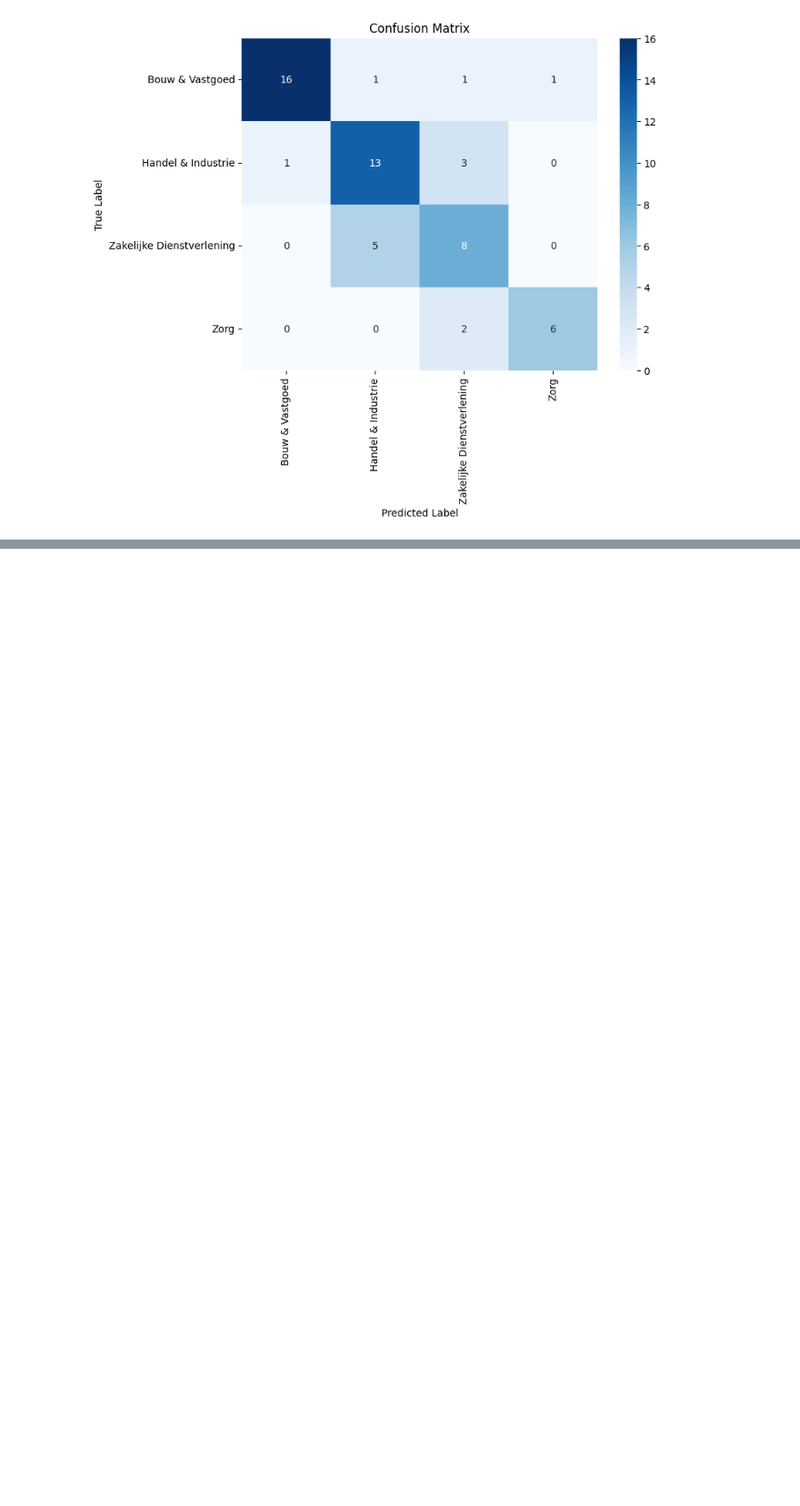
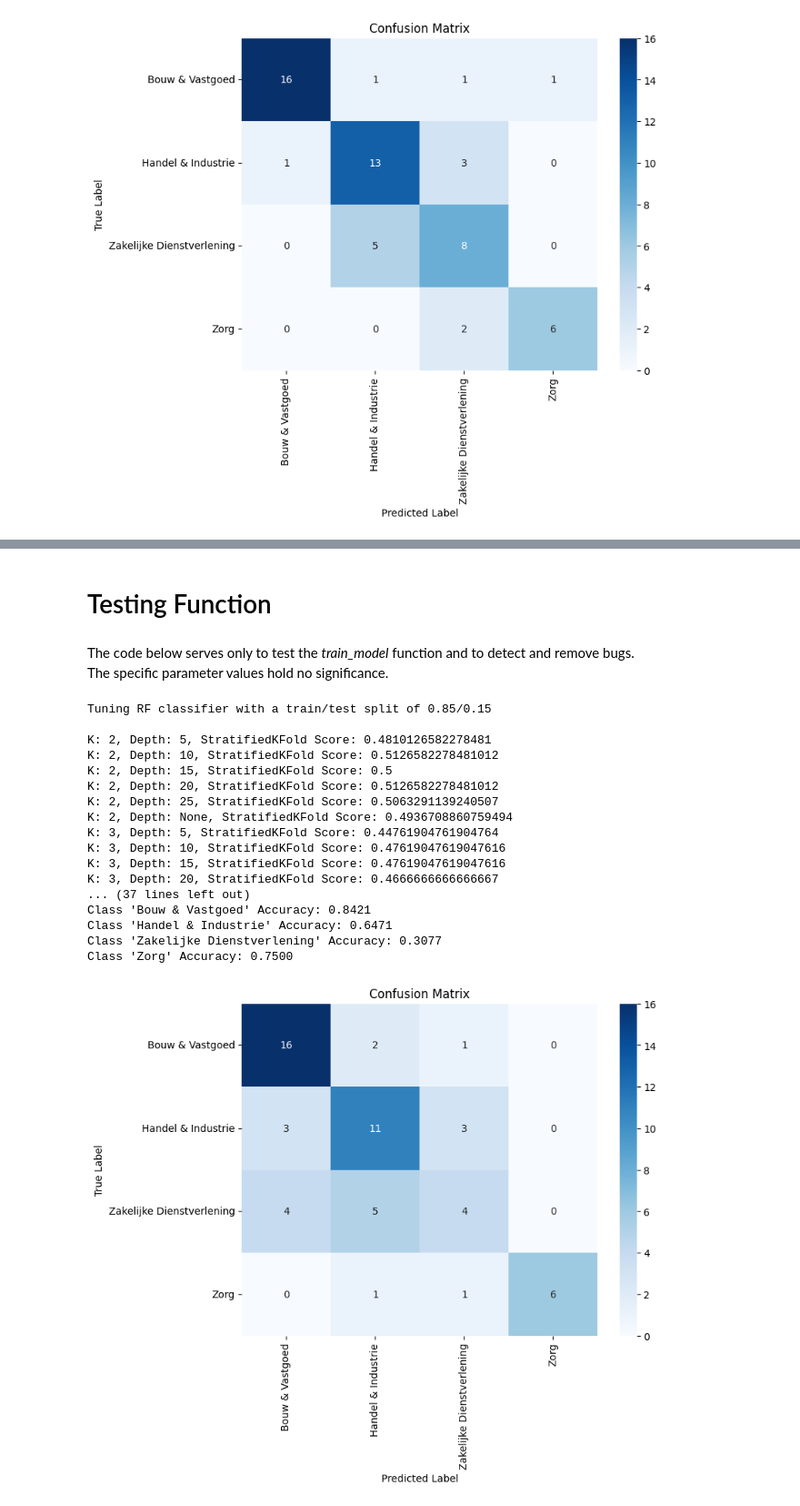
Before and after one commit to Patrick-Huijten/Master-Thesis, a Jupyter notebook: Initial Model 1.1.ipynb, the cells around one changed output, grey strips where cells are left out. Shown: that part at 91% size. Drawn from its saved outputs; the diff is of its cells as text; code cells hidden in the pictures; blank space fills up the shorter version.

```diff
--- a/Initial Model 1.1.ipynb
+++ b/Initial Model 1.1.ipynb
@@ -918,0 +1491,31 @@ plt.show()
+# %% [markdown]
+# Testing Function
+# %% [markdown]
+The code below serves only to test the _train_model_ function and to detect and remove bugs. <br>
+The specific parameter values hold no significance.
+# %%
+train_model(df=df_clean,
+            model_type = "RF",
+            testing_ratio = 0.15,
+            vectorization_within_folds = False,
+            show_class_accuracy = True,
+            show_confusion_matrix = True)
+# %% [output]
+Tuning RF classifier with a train/test split of 0.85/0.15
+
+K: 2, Depth: 5, StratifiedKFold Score: 0.4810126582278481
+K: 2, Depth: 10, StratifiedKFold Score: 0.5126582278481012
+K: 2, Depth: 15, StratifiedKFold Score: 0.5
+K: 2, Depth: 20, StratifiedKFold Score: 0.5126582278481012
+K: 2, Depth: 25, StratifiedKFold Score: 0.5063291139240507
+K: 2, Depth: None, StratifiedKFold Score: 0.4936708860759494
+K: 3, Depth: 5, StratifiedKFold Score: 0.44761904761904764
+K: 3, Depth: 10, StratifiedKFold Score: 0.47619047619047616
+K: 3, Depth: 15, StratifiedKFold Score: 0.47619047619047616
+K: 3, Depth: 20, StratifiedKFold Score: 0.4666666666666667
+... (37 lines left out)
+Class 'Bouw & Vastgoed' Accuracy: 0.8421
+Class 'Handel & Industrie' Accuracy: 0.6471
+Class 'Zakelijke Dienstverlening' Accuracy: 0.3077
+Class 'Zorg' Accuracy: 0.7500
+[figure, added]
```
Also changed, not shown: parts of 23 cells of this notebook, 1 other file.
